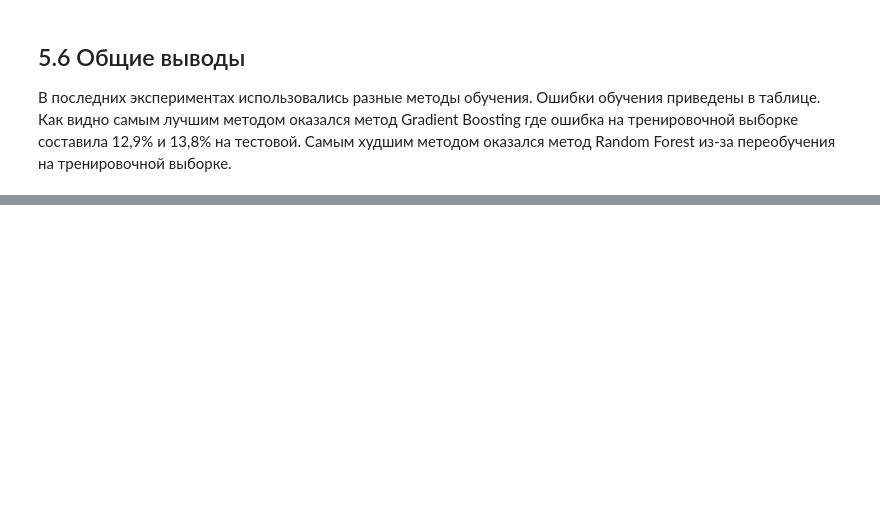
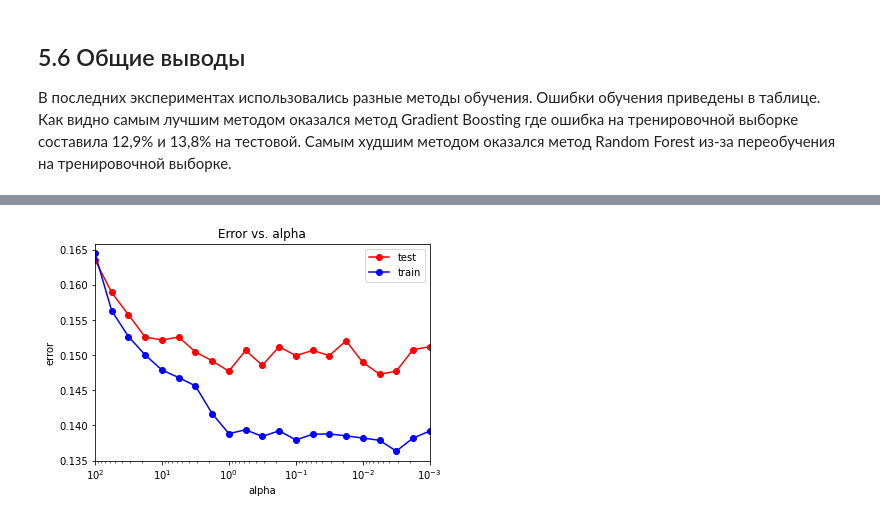
Before and after one commit to Branislava98/Machine-Learning, a Jupyter notebook: Home_work_ML.ipynb, the cells around one changed output, grey strips where cells are left out. Saved outputs shown, nothing was run; the diff lists cells and outputs as text; code cells hidden in the pictures; blank space fills up the shorter version.

```diff
--- a/Home_work_ML.ipynb
+++ b/Home_work_ML.ipynb
@@ -741,0 +736,8 @@ err_table
+# %%
+mlp_model = MLPClassifier(hidden_layer_sizes = (100,),
+                          solver = 'lbfgs',
+                          activation = 'logistic',
+                          random_state = 42)
+# %%
+%%time
+mlp_model.fit(X_train, y_train)
@@ -741,0 +755,3 @@ err_table
+# %%
+y_train_pred = mlp_model.predict(X_train)
+y_test_pred = mlp_model.predict(X_test)
@@ -741,0 +810,19 @@ err_table
+# %%
+alpha_arr = np.logspace(-3, 2, 21)
+test_err = []
+train_err = []
+train_acc = []
+test_acc = []
+
+for alpha in alpha_arr:
+    mlp_model = MLPClassifier(alpha = alpha, hidden_layer_sizes = (100,),
+                              solver = 'lbfgs', activation = 'logistic', random_state = 42)
+    mlp_model.fit(X_train, y_train)
+
+    y_train_pred = mlp_model.predict(X_train)
+    y_test_pred = mlp_model.predict(X_test)
+
+    train_err.append(np.mean(y_train != y_train_pred))
+    test_err.append(np.mean(y_test != y_test_pred))
+    train_acc.append(accuracy_score(y_train, y_train_pred))
+    test_acc.append(accuracy_score(y_test, y_test_pred))
@@ -741,0 +847,12 @@ err_table
+# %%
+
+plt.semilogx(alpha_arr, test_err, 'r-o', label = 'test')
+plt.semilogx(alpha_arr, train_err, 'b-o', label = 'train')
+plt.xlim([np.max(alpha_arr), np.min(alpha_arr)])
+plt.title('Error vs. alpha')
+plt.xlabel('alpha')
+plt.ylabel('error')
+plt.legend()
+pass
+# %% [output]
+[figure, added]
```
Also changed, not shown: parts of 63 cells of this notebook.
